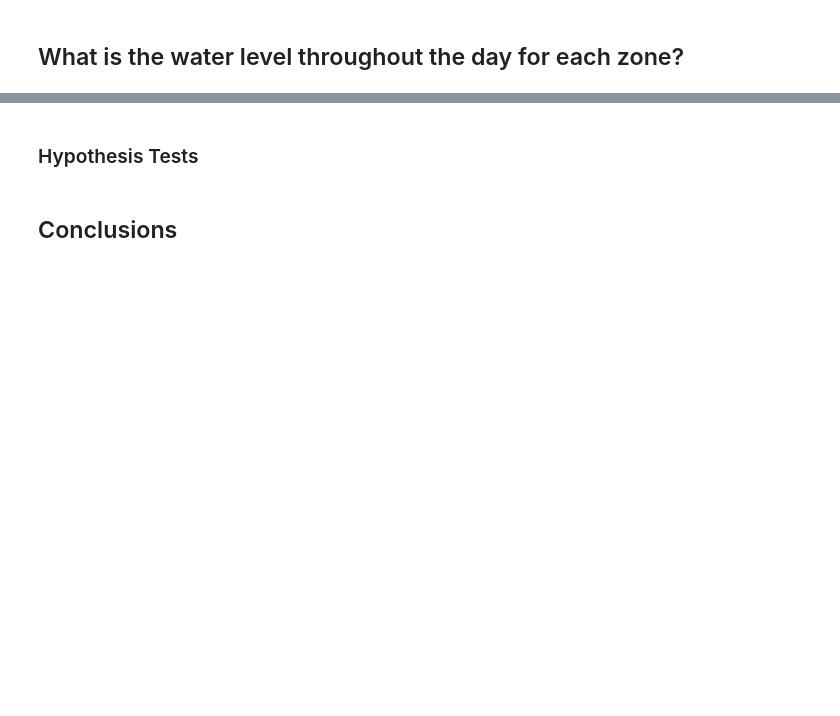
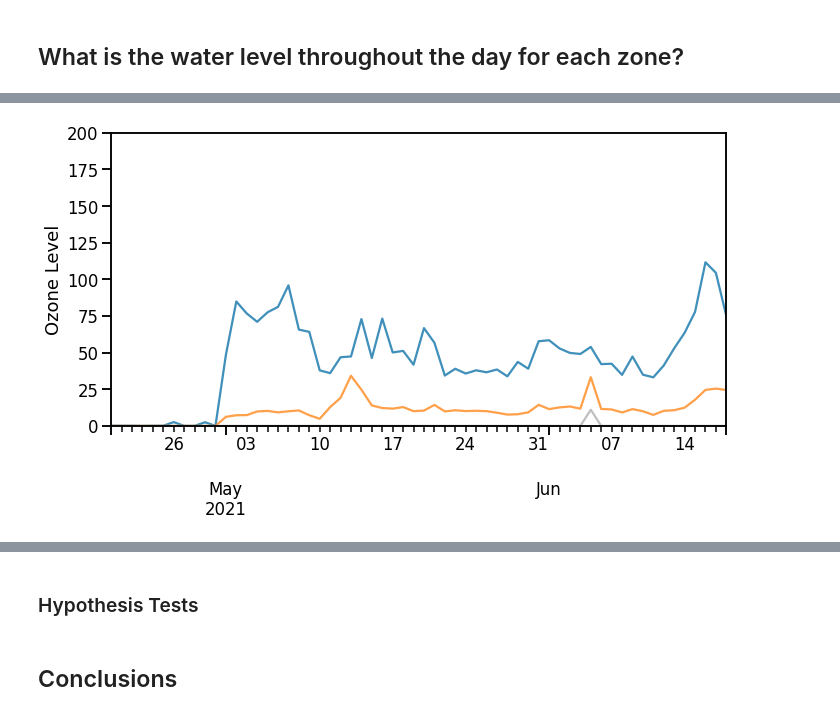
Before and after one commit to Promeos/Smart_San_Antonio, a Jupyter notebook: MVP_Air_Quality.ipynb, the cells around one changed output, grey strips where cells are left out. Saved outputs shown, nothing was run; the diff lists cells and outputs as text; code cells hidden in the pictures; blank space fills up the shorter version.

```diff
--- a/MVP_Air_Quality.ipynb
+++ b/MVP_Air_Quality.ipynb
@@ -217,0 +274,10 @@ plt.tight_layout();
+# %%
+air[air.zone=='Brooks'].resample('D').agg(['max', 'mean', 'min']).plot(figsize=(10, 6), alpha=.75, legend=False)
+
+plt.xlabel('')
+plt.ylabel('Ozone Level')
+
+plt.ylim(0, 200)
+plt.tight_layout();
+# %% [output]
+[figure, added]
```
Also changed, not shown: parts of 32 cells of this notebook, 4 other files.
